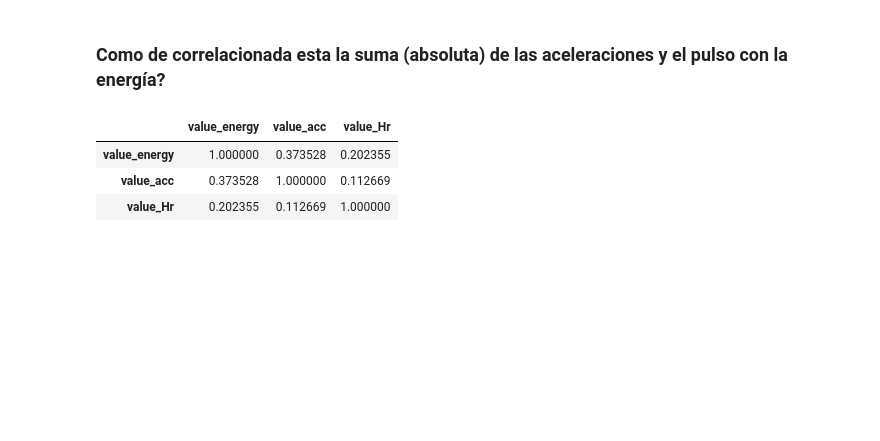
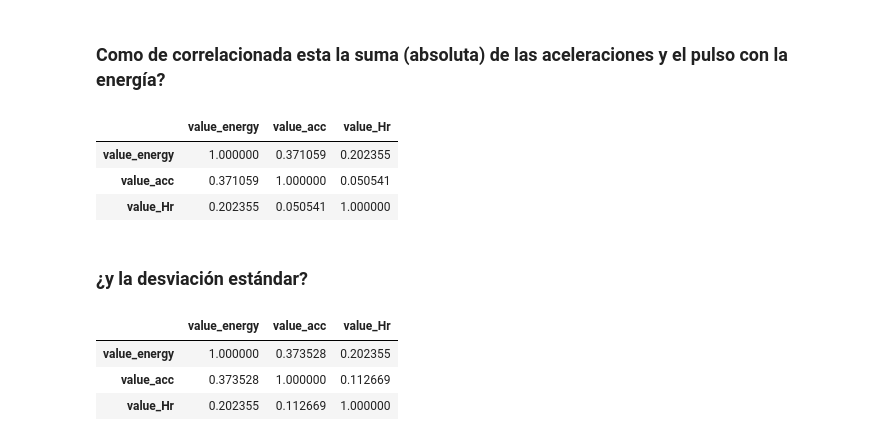
Before and after one commit to Gonzalo933/atam, a Jupyter notebook: notebooks/data_exploration.ipynb, the cells around one changed output. Saved outputs shown, nothing was run; the diff lists cells and outputs as text; code cells hidden in the pictures; blank space fills up the shorter version.

```diff
--- a/notebooks/data_exploration.ipynb
+++ b/notebooks/data_exploration.ipynb
@@ -48,6 +48,19 @@ plt.legend()
 [figure]
 # %% [markdown]
 ### Como de correlacionada esta la suma (absoluta) de las aceleraciones y el pulso con la energía?
+# %%
+df_label.merge(
+    df_x.groupby("id_").value_acc.apply(lambda x: x.abs().sum()).to_frame(),
+    how="left",
+    on="id_",
+)[["value_energy", "value_acc", "value_Hr"]].corr()
+# %% [output]
+|  | value_energy | value_acc | value_Hr |
+| value_energy | 1.000000 | 0.371059 | 0.202355 |
+| value_acc | 0.371059 | 1.000000 | 0.050541 |
+| value_Hr | 0.202355 | 0.050541 | 1.000000 |
+# %% [markdown]
+### ¿y la desviación estándar?
 # %%
 df_label.merge(
     df_x.groupby("id_").value_acc.apply(lambda x: x.abs().std()).to_frame(),
```
Also changed, not shown: parts of 1 cell of this notebook, 2 other files.
